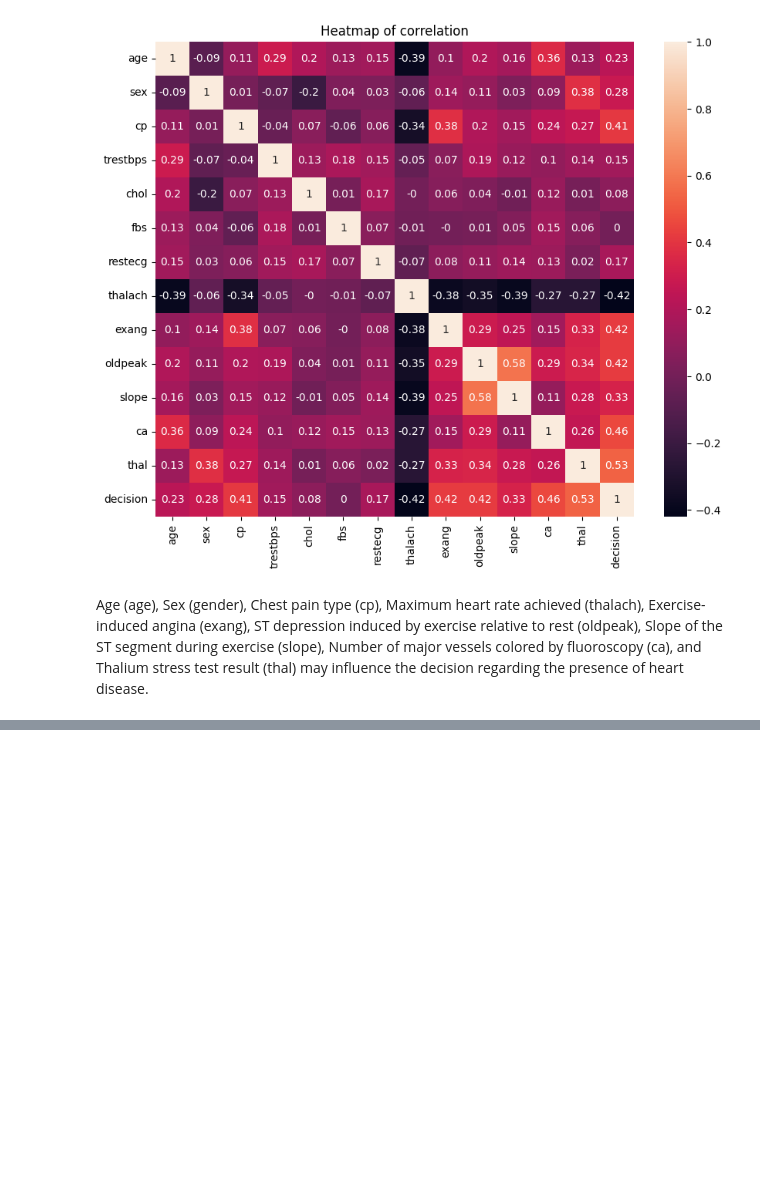
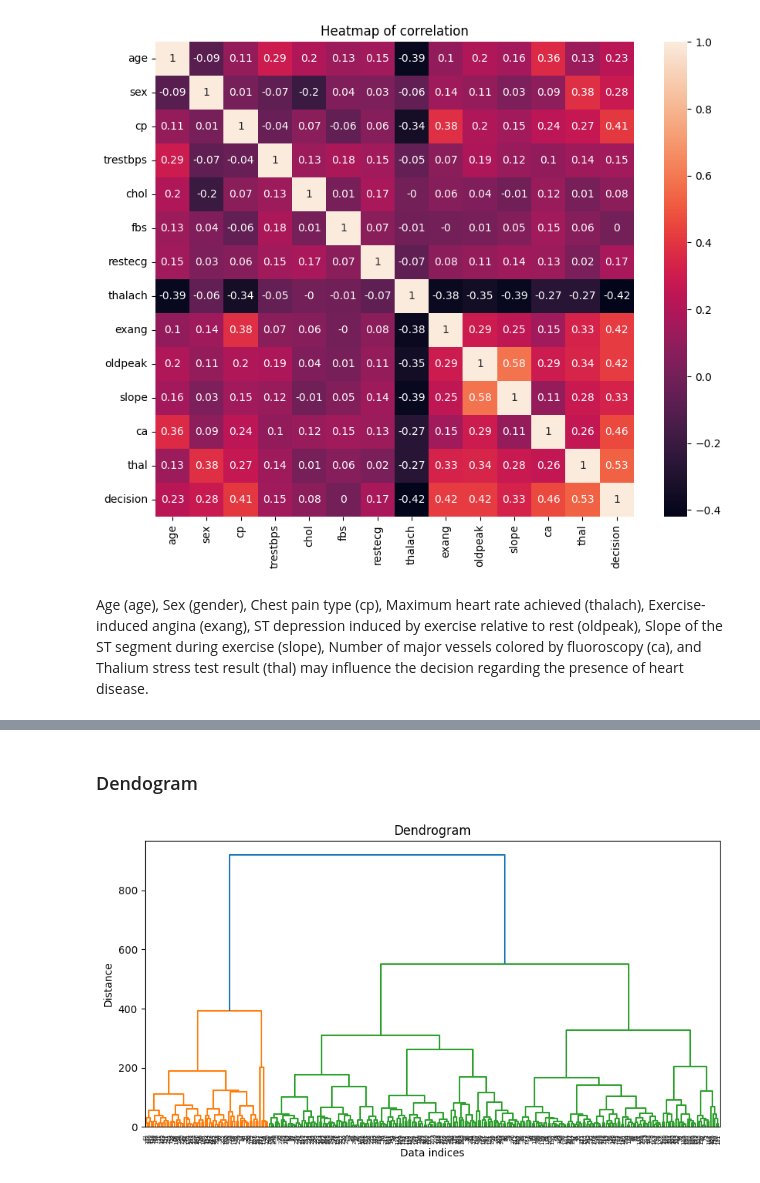
Before and after one commit to MrDomian/Heart-Disease-Risk-Prediction, a Jupyter notebook: Data analysis.ipynb, the cells around one changed output, grey strips where cells are left out. Cells and saved outputs as stored; diff of their text form; code cells hidden in the pictures; blank space fills up the shorter version.

```diff
--- a/Data analysis.ipynb
+++ b/Data analysis.ipynb
@@ -248,0 +277,12 @@ Age (age), Sex (gender), Chest pain type (cp), Maximum heart rate achieved (thal
+# %% [markdown]
+### Dendogram
+# %%
+dist_matrix = linkage(data, method='ward')
+plt.figure(figsize=(10, 5))
+dendrogram(dist_matrix)
+plt.title('Dendrogram')
+plt.xlabel('Data indices')
+plt.ylabel('Distance')
+plt.show()
+# %% [output]
+[figure, added]
```
Also changed, not shown: parts of 7 cells of this notebook.
